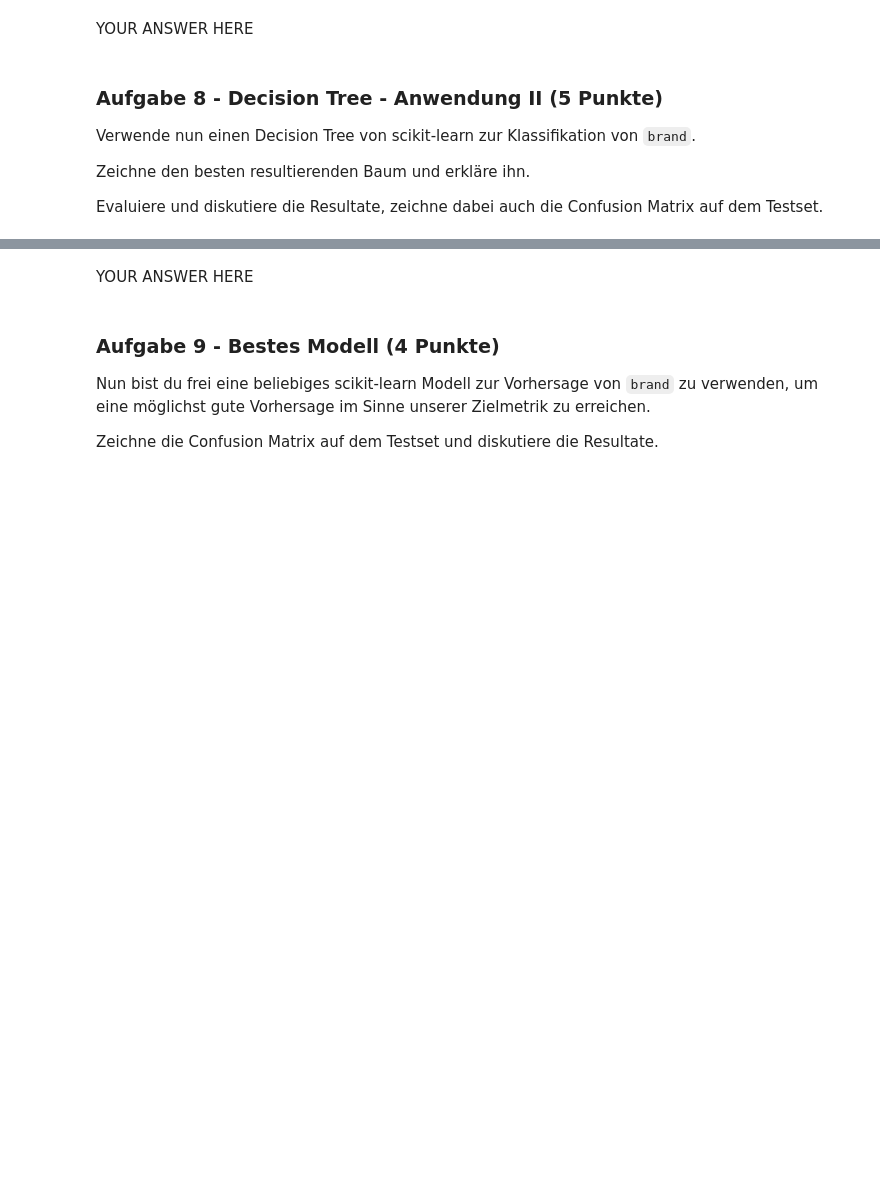
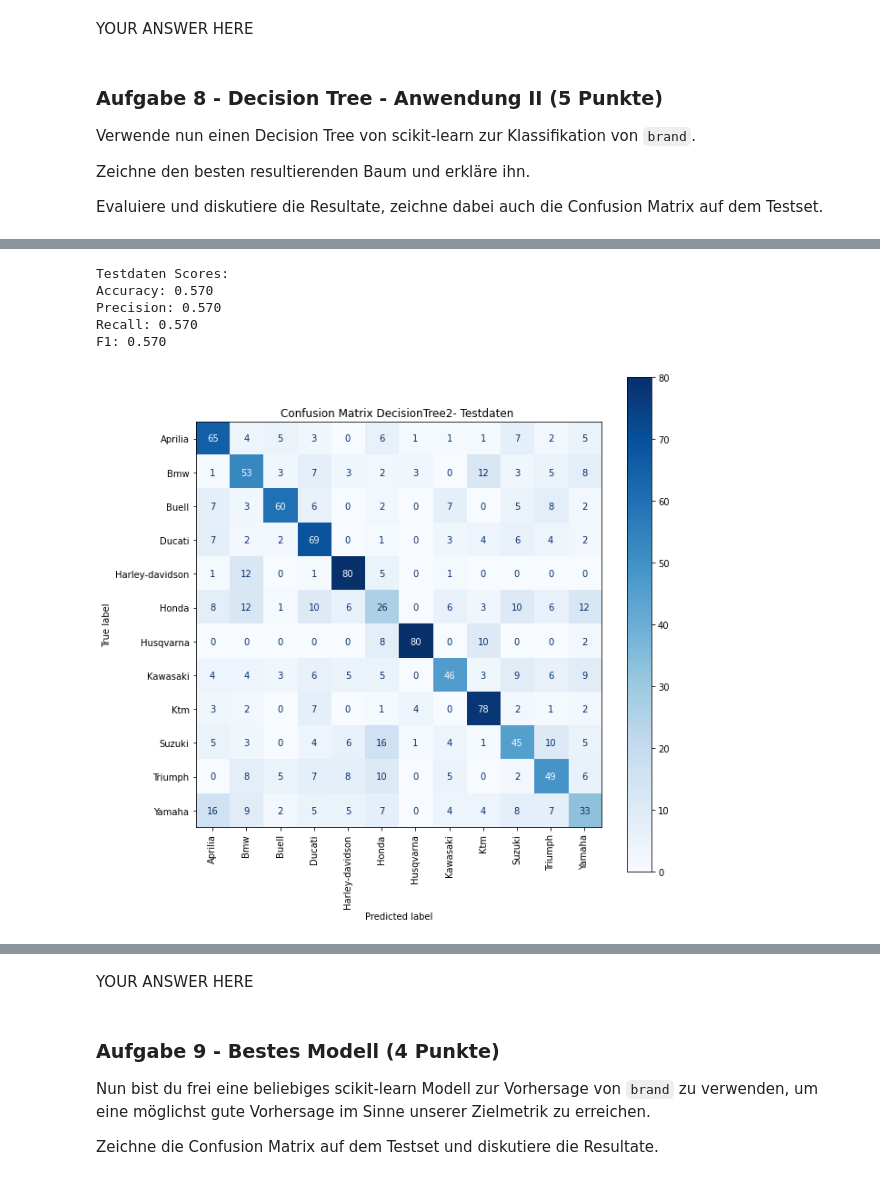
Before and after one commit to rootpi2203/ds_gml, a Jupyter notebook: gml_minichallenge_2/gml_minichallenge_2.ipynb, the cells around one changed output, grey strips where cells are left out. Saved outputs shown, nothing was run; the diff lists cells and outputs as text; code cells hidden in the pictures; blank space fills up the shorter version.

```diff
--- a/gml_minichallenge_2/gml_minichallenge_2.ipynb
+++ b/gml_minichallenge_2/gml_minichallenge_2.ipynb
@@ -2236,0 +2316,22 @@ raise NotImplementedError()
+# %%
+# Vorhersage für Marke erstellen
+y_train_pred = random_grid_tree.best_estimator_.predict(X_train_scaled)
+y_test_pred = random_grid_tree.best_estimator_.predict(X_test_scaled)
+
+# F1 Score Testdaten
+print('Testdaten Scores:')
+tree2_sklearn_acc, tree2_sklearn_acc, tree2_sklearn_pre, tree2_sklearn_f1 = calc_class_scores(y_test, y_test_pred, print_info=True)
+# %% [output]
+Testdaten Scores:
+Accuracy: 0.570
+Precision: 0.570
+Recall: 0.570
+F1: 0.570
+# %%
+fig, ax = plt.subplots(figsize=(10, 10))
+plot_confusion_matrix(random_grid_tree.best_estimator_, X_test_scaled, y_test,
+                      xticks_rotation='vertical', cmap=plt.cm.Blues, ax=ax)
+plt.title('Confusion Matrix DecisionTree2- Testdaten ')
+plt.show()
+# %% [output]
+[figure, added]
```
Also changed, not shown: parts of 20 cells of this notebook.
